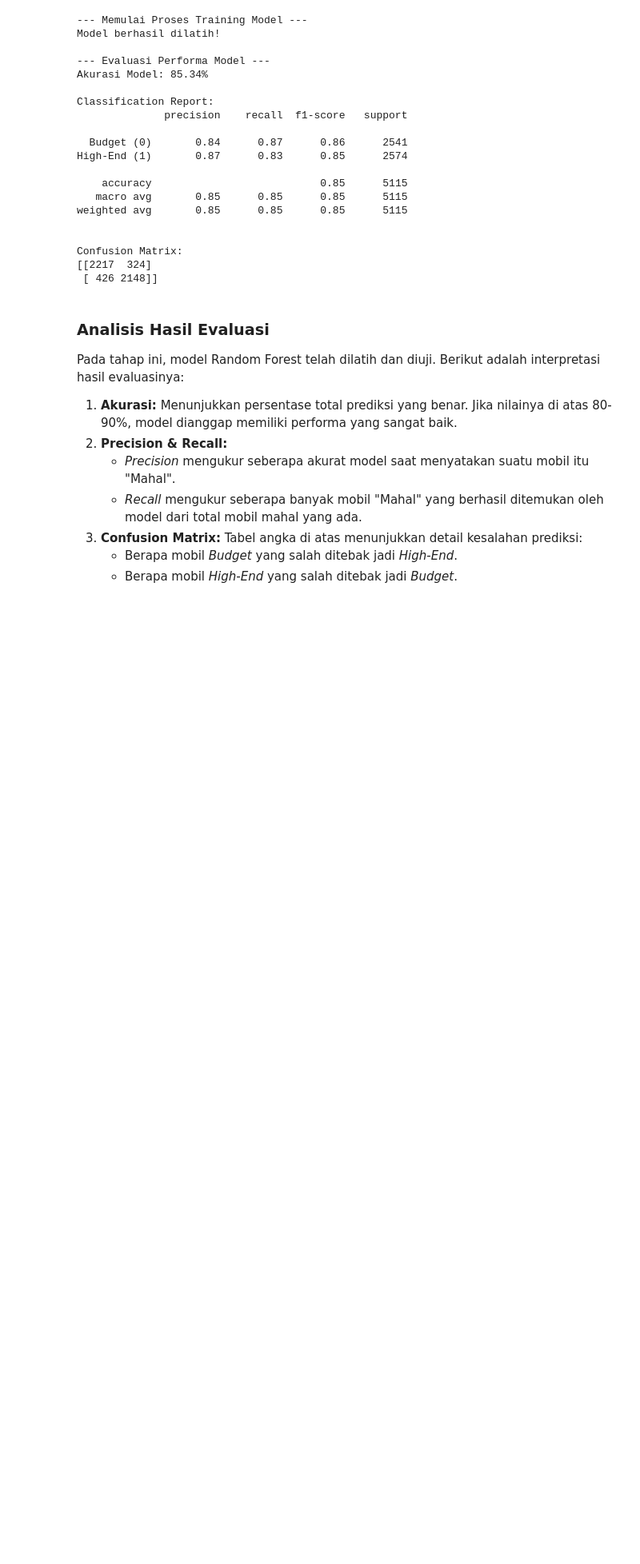
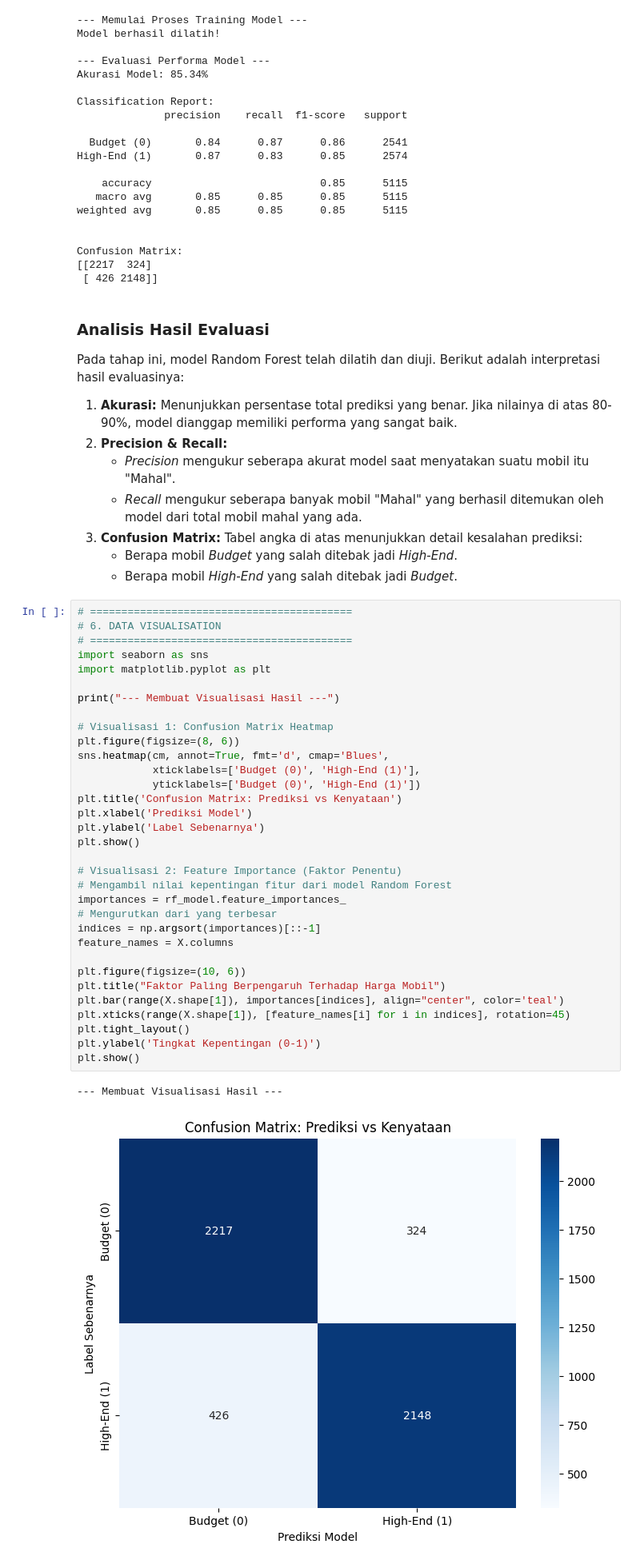
Before and after one commit to andartya-setyawan/TubesAnalisaKeputusanTI, a Jupyter notebook: Analisis_Pasar_Mobil_Australia.ipynb, the cells around one changed output. Shown: that part at 80% size. Drawn from its saved outputs; the diff is of its cells as text; blank space fills up the shorter version.

Commit message:
Update: Menambahkan Visualisasi Data (Heatmap & Feature Importance)

```diff
--- a/Analisis_Pasar_Mobil_Australia.ipynb
+++ b/Analisis_Pasar_Mobil_Australia.ipynb
@@ -313,3 +313,39 @@ Pada tahap ini, model Random Forest telah dilatih dan diuji. Berikut adalah inte
 3.  **Confusion Matrix:** Tabel angka di atas menunjukkan detail kesalahan prediksi:
     * Berapa mobil *Budget* yang salah ditebak jadi *High-End*.
     * Berapa mobil *High-End* yang salah ditebak jadi *Budget*.
+# %%
+# ==========================================
+# 6. DATA VISUALISATION
+# ==========================================
+import seaborn as sns
+import matplotlib.pyplot as plt
+
+print("--- Membuat Visualisasi Hasil ---")
+
+# Visualisasi 1: Confusion Matrix Heatmap
+plt.figure(figsize=(8, 6))
+sns.heatmap(cm, annot=True, fmt='d', cmap='Blues',
+            xticklabels=['Budget (0)', 'High-End (1)'],
+            yticklabels=['Budget (0)', 'High-End (1)'])
+plt.title('Confusion Matrix: Prediksi vs Kenyataan')
+plt.xlabel('Prediksi Model')
+plt.ylabel('Label Sebenarnya')
+plt.show()
+
+# Visualisasi 2: Feature Importance (Faktor Penentu)
+# Mengambil nilai kepentingan fitur dari model Random Forest
+importances = rf_model.feature_importances_
+# Mengurutkan dari yang terbesar
+indices = np.argsort(importances)[::-1]
+feature_names = X.columns
+
+plt.figure(figsize=(10, 6))
+plt.title("Faktor Paling Berpengaruh Terhadap Harga Mobil")
+plt.bar(range(X.shape[1]), importances[indices], align="center", color='teal')
+plt.xticks(range(X.shape[1]), [feature_names[i] for i in indices], rotation=45)
+plt.tight_layout()
+plt.ylabel('Tingkat Kepentingan (0-1)')
+plt.show()
+# %% [output]
+--- Membuat Visualisasi Hasil ---
+[figure, added]
```
Also changed, not shown: parts of 2 cells of this notebook.
